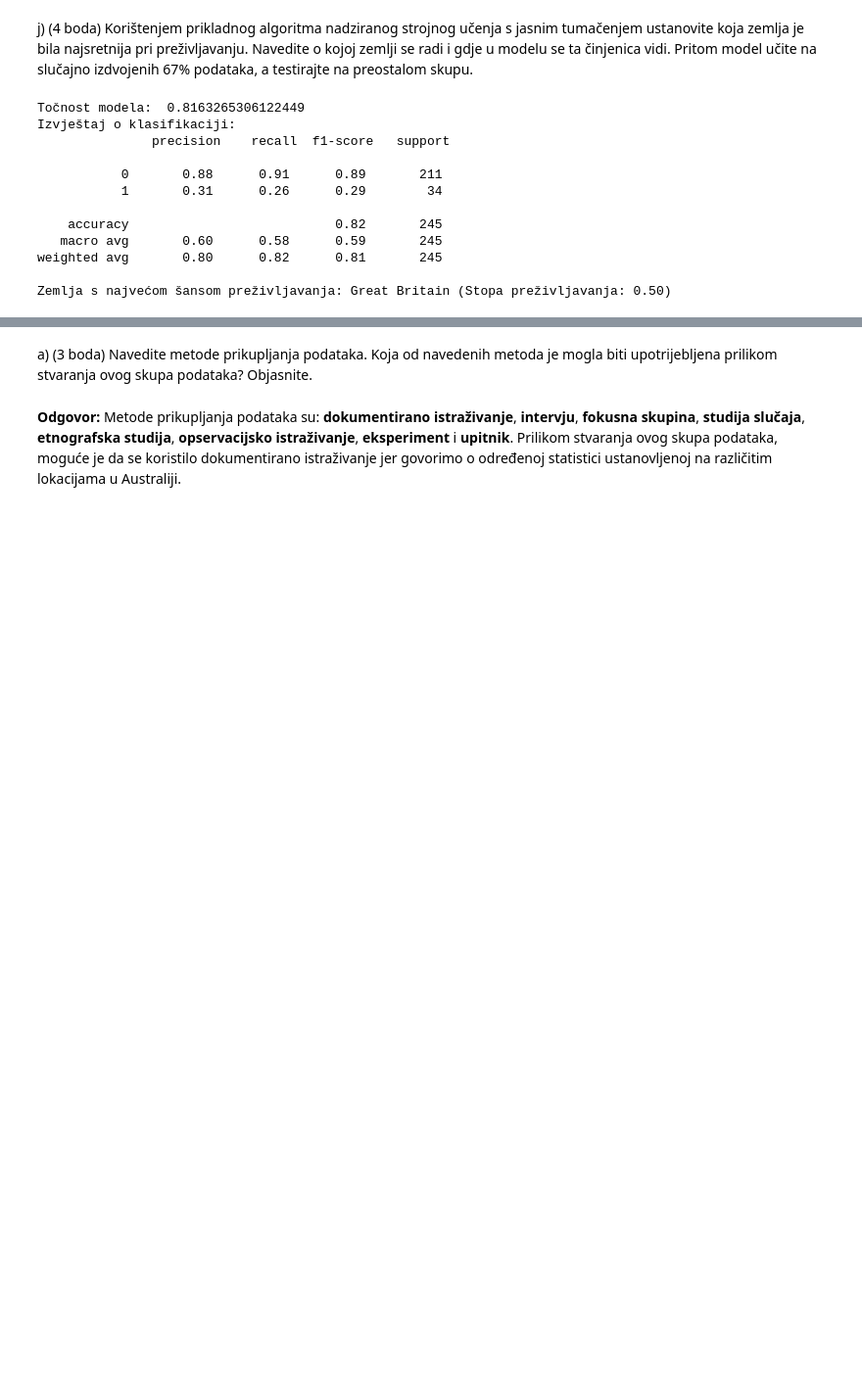
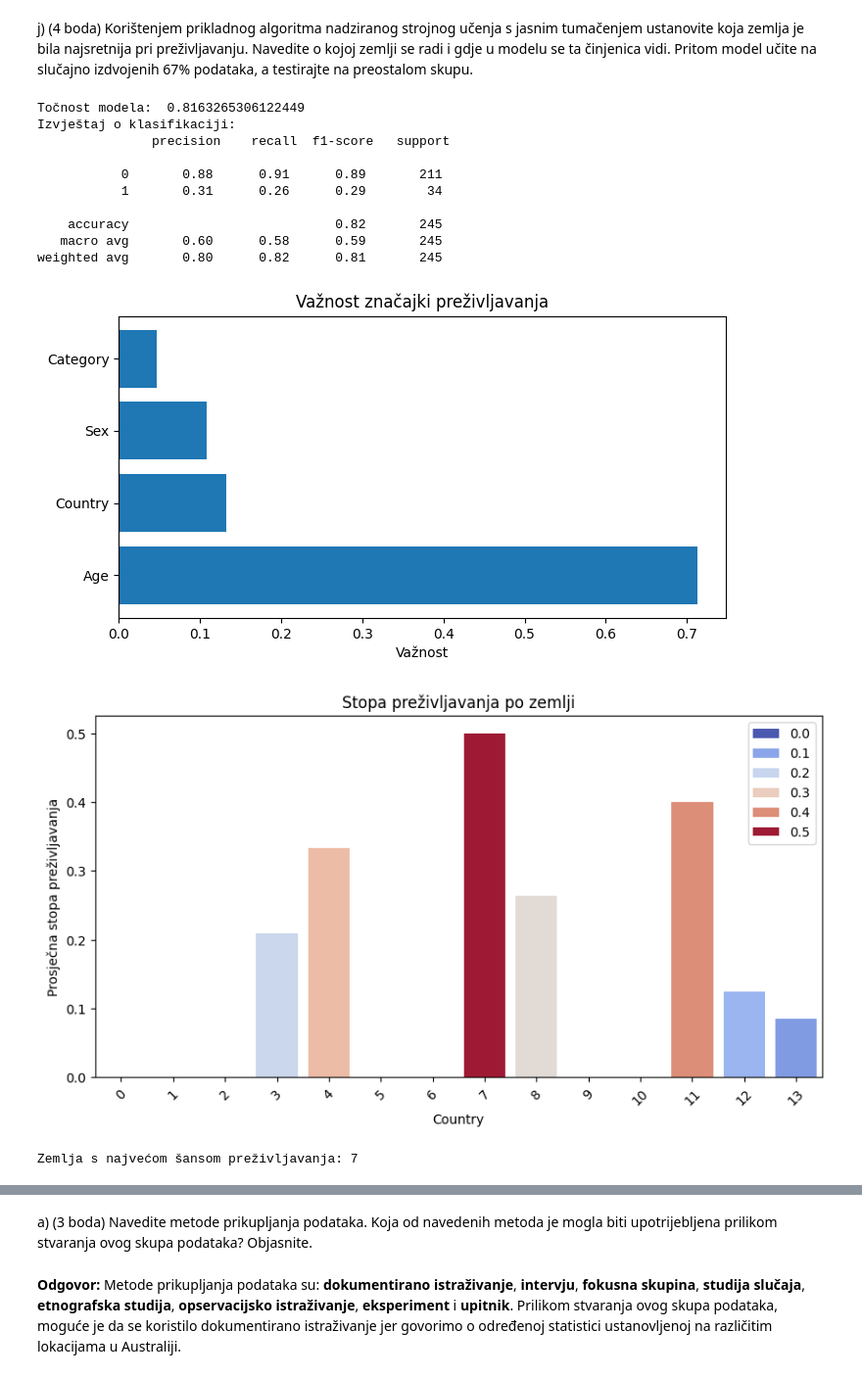
Before and after one commit to domamaric/UZOP, a Jupyter notebook: uzop_ogledni_ZI.ipynb, the cells around one changed output, grey strips where cells are left out. Shown at 98% size. Cells and saved outputs as stored; diff of their text form; code cells hidden in the pictures; blank space fills up the shorter version.

```diff
--- a/uzop_ogledni_ZI.ipynb
+++ b/uzop_ogledni_ZI.ipynb
@@ -157,47 +151,61 @@ tumačenjem ustanovite koja zemlja je bila najsretnija pri preživljavanju. Nave
 o kojoj zemlji se radi i gdje u modelu se ta činjenica vidi. Pritom model učite na
 slučajno izdvojenih 67% podataka, a testirajte na preostalom skupu.
 # %%
+import seaborn as sns
+
 from sklearn.ensemble import RandomForestClassifier
 from sklearn.model_selection import train_test_split
 from sklearn.metrics import accuracy_score, classification_report
 from sklearn.preprocessing import StandardScaler
-# from sklearn.linear_model import LogisticRegression
 
 X = cleaned_df[['Country', 'Sex', 'Age', 'Category']]
 y = cleaned_df['Survived']
 
 scaler = StandardScaler()
 X.loc[:, 'Age'] = scaler.fit_transform(X[['Age']])
 
 X_train, X_test, y_train, y_test = train_test_split(X, y, test_size=0.33, random_state=42, stratify=y)
 
 model = RandomForestClassifier(n_estimators=150, random_state=42)
 model.fit(X_train, y_train)
 
 y_pred = model.predict(X_test)
 
 print("Točnost modela: ", accuracy_score(y_test, y_pred))
 print("Izvještaj o klasifikaciji:\n", classification_report(y_test, y_pred))
 
-country_survival = cleaned_df.groupby("Country")["Survived"].mean().reset_index()
-country_survival = country_survival.sort_values(by="Survived", ascending=False)
+country_survival = cleaned_df.groupby("Country")["Survived"].mean().sort_values(ascending=False)
+feature_importances = pd.DataFrame({'Feature': X.columns,
+                                    'Importance': model.feature_importances_})
+feature_importances = feature_importances.sort_values(by='Importance', ascending=False)
 
-luckiest_country_encoded = country_survival.iloc[0]['Country']  # Encoded value
-highest_survival_rate = country_survival.iloc[0]['Survived']
-luckiest_country_original = le.inverse_transform([int(luckiest_country_encoded)])[0]
+plt.figure(figsize=(8, 4))
+plt.barh(feature_importances['Feature'], feature_importances['Importance'])
+plt.xlabel('Važnost')
+plt.title('Važnost značajki preživljavanja')
+plt.show()
 
-print(f"Zemlja s najvećom šansom preživljavanja: {luckiest_country_original} (Stopa preživljavanja: {highest_survival_rate:.2f})")
+plt.figure(figsize=(10, 5))
+sns.barplot(x=country_survival.index, y=country_survival.values, palette='coolwarm', hue=country_survival.values)
+plt.xticks(rotation=45)  # Rotate labels so they dont look like ordinary numbers
+plt.title("Stopa preživljavanja po zemlji")
+plt.ylabel("Prosječna stopa preživljavanja")
+plt.show()
+
+luckiest_id = country_survival.idxmax()
+print(f"Zemlja s najvećom šansom preživljavanja: {luckiest_id}")  # 7 is Great Britain
 # %% [output]
 Točnost modela:  0.8163265306122449
 Izvještaj o klasifikaciji:
                precision    recall  f1-score   support
 
            0       0.88      0.91      0.89       211
            1       0.31      0.26      0.29        34
 
     accuracy                           0.82       245
    macro avg       0.60      0.58      0.59       245
 weighted avg       0.80      0.82      0.81       245
-
-Zemlja s najvećom šansom preživljavanja: Great Britain (Stopa preživljavanja: 0.50)
+[figure, added]
+[figure, added]
+Zemlja s najvećom šansom preživljavanja: 7
 # %% [markdown]
```
Also changed, not shown: parts of 27 cells of this notebook.
